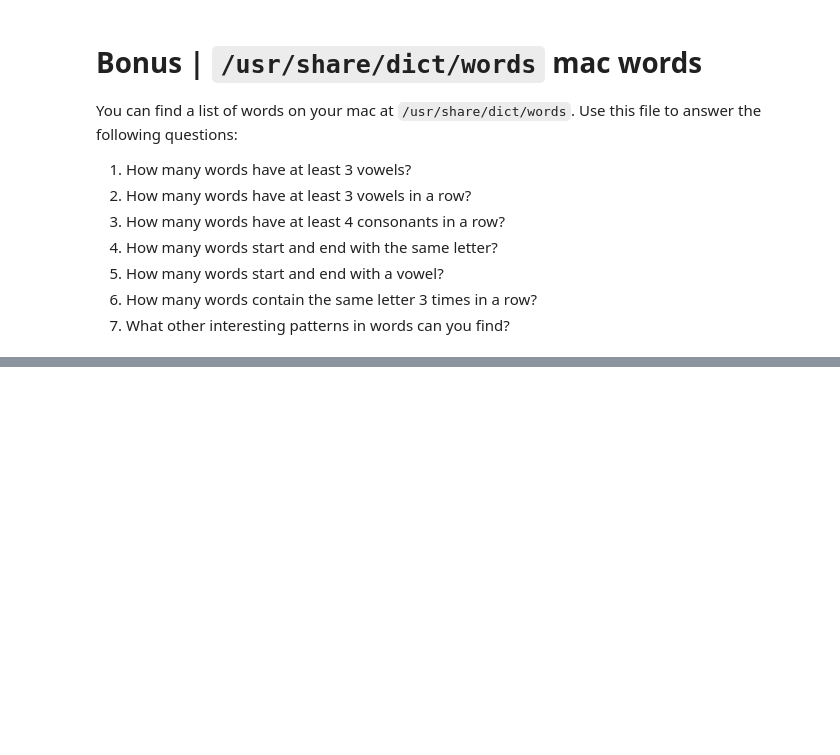
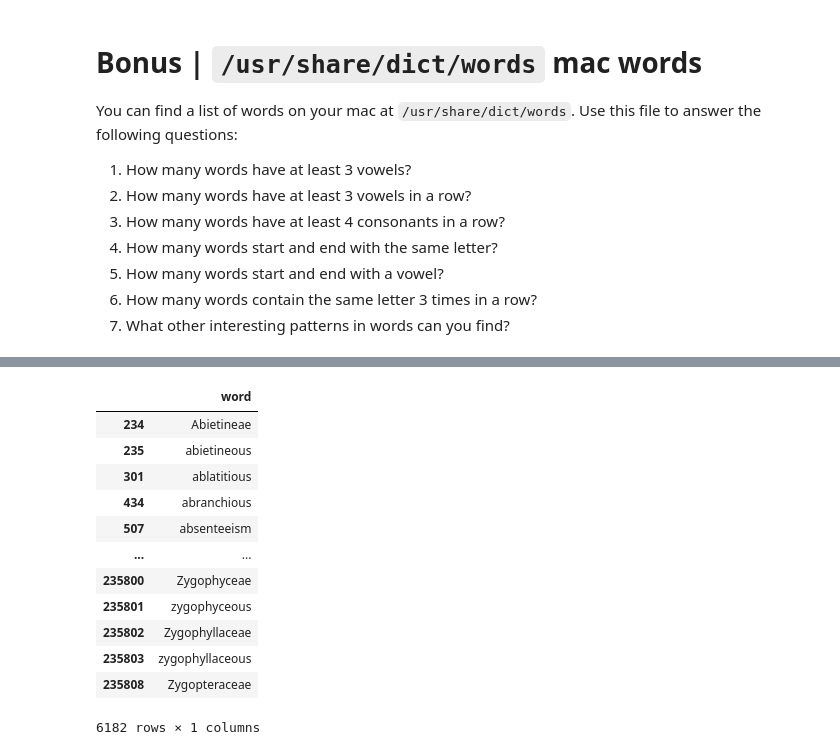
Before and after one commit to stephanie-jones78/nlp_exercises, a Jupyter notebook: 01b_regex-exercise.ipynb, the cells around one changed output, grey strips where cells are left out. Saved outputs shown, nothing was run; the diff lists cells and outputs as text; code cells hidden in the pictures; blank space fills up the shorter version.

```diff
--- a/01b_regex-exercise.ipynb
+++ b/01b_regex-exercise.ipynb
@@ -444,2 +522,17 @@ TypeError: 'float' object is not subscriptable
 # %%
-st[0]
+# How many words have at least 3 vowels in a row?
+bonus[bonus.word.str.count(r"[aeiouAEIOU]{3}") > 0]
+# %% [output]
+|  | word |
+| 234 | Abietineae |
+| 235 | abietineous |
+| 301 | ablatitious |
+| 434 | abranchious |
+| 507 | absenteeism |
+| ... | ... |
+| 235800 | Zygophyceae |
+| 235801 | zygophyceous |
+| 235802 | Zygophyllaceae |
+| 235803 | zygophyllaceous |
+| 235808 | Zygopteraceae |
+6182 rows × 1 columns
```
Also changed, not shown: parts of 32 cells of this notebook.
